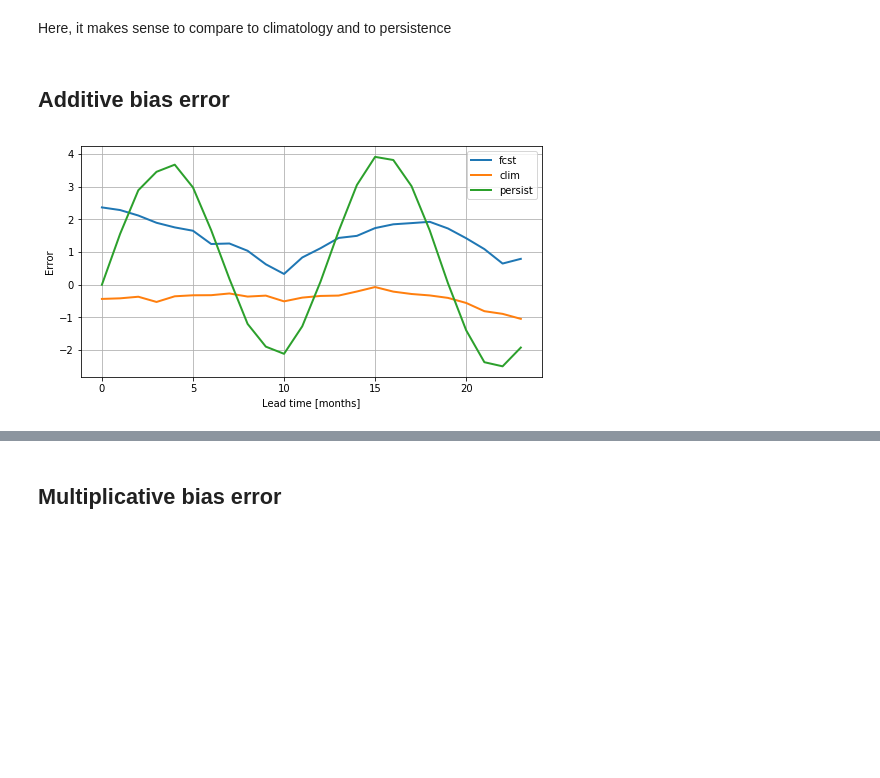
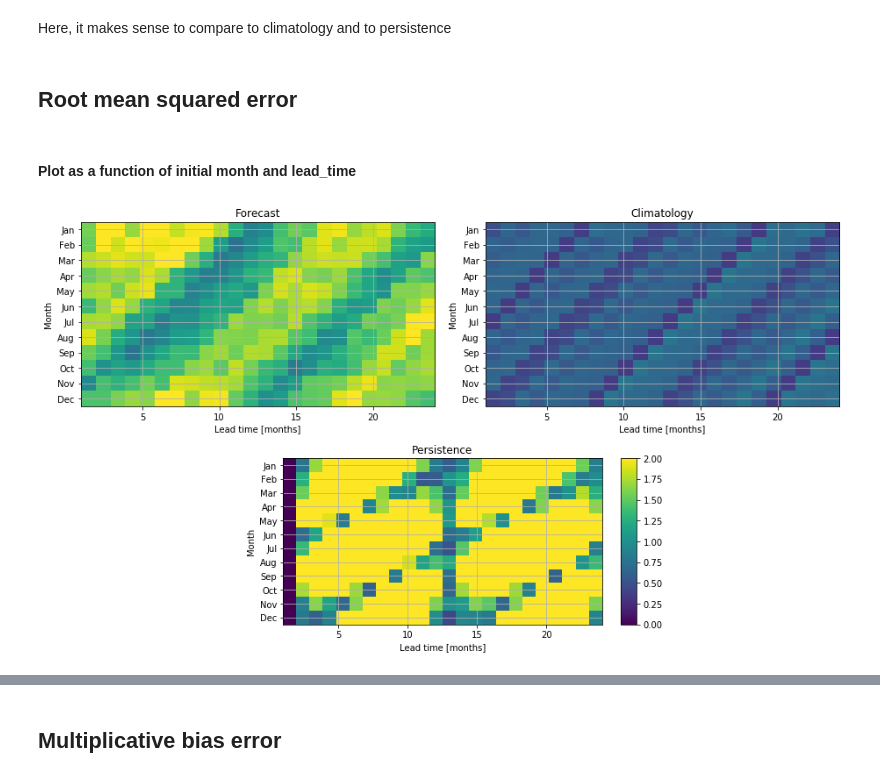
Before and after one commit to csiro-dcfp/doppyo, a Jupyter notebook: tutorials/temp_verification.ipynb, the cells around one changed output, grey strips where cells are left out. Saved outputs shown, nothing was run; the diff lists cells and outputs as text; code cells hidden in the pictures; blank space fills up the shorter version.

```diff
--- a/tutorials/temp_verification.ipynb
+++ b/tutorials/temp_verification.ipynb
@@ -283,27 +298,61 @@ with utils.timer():
 # Skill metrics for continuous variables
 # %% [markdown]
 Here, it makes sense to compare to climatology and to persistence
-# %% [markdown]
-## Additive bias error
+# %% [markdown]
+## Root mean squared error
 # %%
-add_bias_fcst = skill.compute_mean_additive_bias(da_fcst, da_obsv,
-                                                 indep_dims='init_date', ensemble_dim='ensemble')
+rms_fcst = skill.compute_rms_error(da_fcst, da_obsv, over_dims='ensemble')
 
-add_bias_clim = skill.compute_mean_additive_bias(da_clim, da_obsv,
-                                                 indep_dims='init_date', ensemble_dim=None)
+rms_clim = skill.compute_rms_error(da_clim, da_obsv, over_dims=None)
 
-add_bias_pers = skill.compute_mean_additive_bias(da_pers, da_obsv,
-                                                 indep_dims='init_date', ensemble_dim=None)
+rms_pers = skill.compute_rms_error(da_pers, da_obsv, over_dims=None)
-# %%
-fig1 = plt.figure(figsize=(8,4))
-
-ax = fig1.add_axes([0.1, 0.1, 0.8, 0.8])
-ax.grid()
-ax.plot(add_bias_fcst['lead_time'],add_bias_fcst.rename('fcst'),linewidth=2)
-ax.plot(add_bias_clim['lead_time'],add_bias_clim.rename('clim'),linewidth=2)
-ax.plot(add_bias_pers['lead_time'],add_bias_pers.rename('persist'),linewidth=2)
-ax.set_xlabel('Lead time [months]')
-ax.set_ylabel('Error');
-ax.legend();
-# %% [output]
-[figure, removed]
+# %% [markdown]
+#### Plot as a function of initial month and lead_time
+# %%
+fcst_monthly = rms_fcst.groupby('init_date.month').mean(dim='init_date')
+
+clim_monthly = rms_clim.groupby('init_date.month').mean(dim='init_date')
+
+pers_monthly = rms_pers.groupby('init_date.month').mean(dim='init_date')
+# %%
+months = ['Jan','Feb','Mar','Apr','May','Jun','Jul','Aug','Sep','Oct','Nov','Dec']
+vmin = 0
+vmax = 2
+
+fig1 = plt.figure(figsize=(8,9))
+
+ax1 = fig1.add_axes([0.1, 0.5, 0.7, 0.7])
+ax1.grid()
+cax1 = ax1.imshow(fcst_monthly, extent=[1,24,12.5,0.5],
+                  interpolation='nearest', vmin=vmin, vmax=vmax)
+ax1.set_yticks(range(1,13))
+ax1.set_yticklabels(months)
+ax1.set_xlabel('Lead time [months]')
+ax1.set_ylabel('Month')
+ax1.set_title('Forecast')
+
+ax2 = fig1.add_axes([0.9, 0.5, 0.7, 0.7])
+ax2.grid()
+ax2.imshow(clim_monthly, extent=[1,24,12.5,0.5],
+                  interpolation='nearest', vmin=vmin, vmax=vmax)
+ax2.set_yticks(range(1,13))
+ax2.set_yticklabels(months)
+ax2.set_xlabel('Lead time [months]')
+ax2.set_ylabel('Month')
+ax2.set_title('Climatology')
+
+ax3 = fig1.add_axes([0.5, 0.1, 0.7, 0.7])
+ax3.grid()
+p3 = ax3.imshow(pers_monthly, extent=[1,24,12.5,0.5],
+                  interpolation='nearest', vmin=vmin, vmax=vmax)
+ax3.set_yticks(range(1,13))
+ax3.set_yticklabels(months)
+ax3.set_xlabel('Lead time [months]')
+ax3.set_ylabel('Month')
+ax3.set_title('Persistence');
+
+divider = make_axes_locatable(ax3)
+cax = divider.append_axes("right", size="5%", pad=0.3)
+plt.colorbar(p3, cax=cax);
+# %% [output]
+[figure, added]
```
Also changed, not shown: parts of 35 cells of this notebook, 5 other files.
